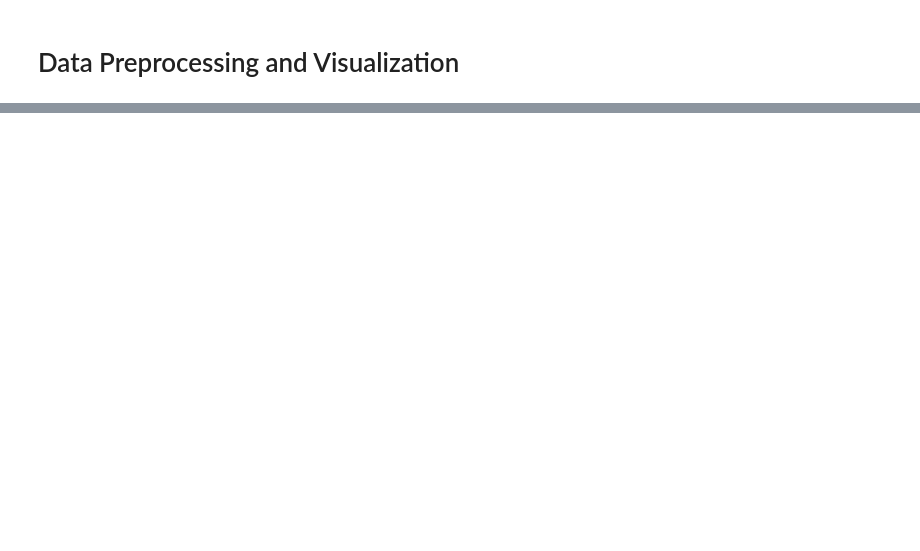
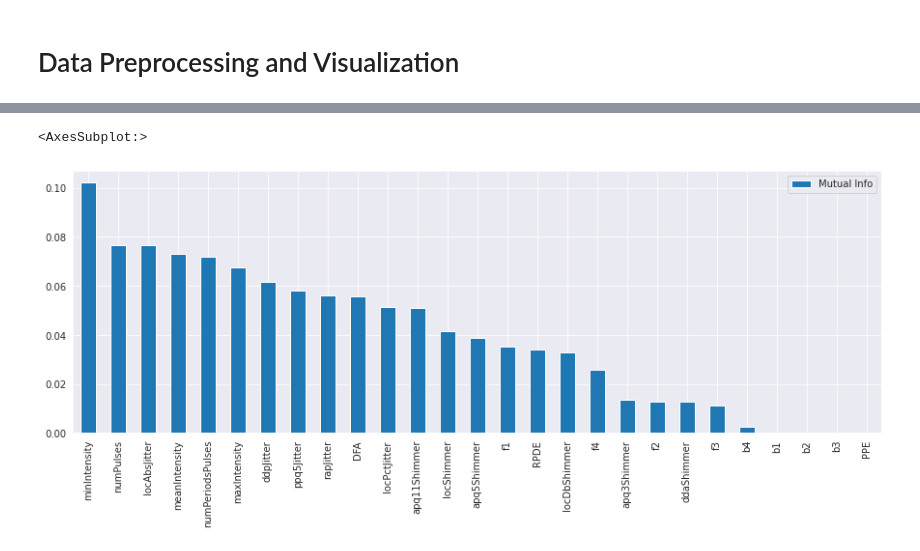
Before and after one commit to ShaileshAdhikari/parkinsons_classification, a Jupyter notebook: dataset/dataprocessing.ipynb, the cells around one changed output, grey strips where cells are left out. Cells and saved outputs as stored; diff of their text form; code cells hidden in the pictures; blank space fills up the shorter version.

```diff
--- a/dataset/dataprocessing.ipynb
+++ b/dataset/dataprocessing.ipynb
@@ -120,0 +215,14 @@ Highly Correlated Features :
+# %%
+feature_test_2 = mutual_info_classif(extracted_df_std, y.values,
+                                     discrete_features=False,
+                                     n_neighbors=5,
+                                     random_state=321)
+# %%
+feature_test_2_df = pd.DataFrame(feature_test_2,
+                                 columns=['Mutual Info'],
+                                 index=extracted_df_std.columns
+                                 ).sort_values(by='Mutual Info', ascending=False)
+feature_test_2_df.plot(kind='bar',figsize=(15,5))
+# %% [output]
+<AxesSubplot:>
+[figure, added]
```
Also changed, not shown: parts of 24 cells of this notebook, 1 other file.
